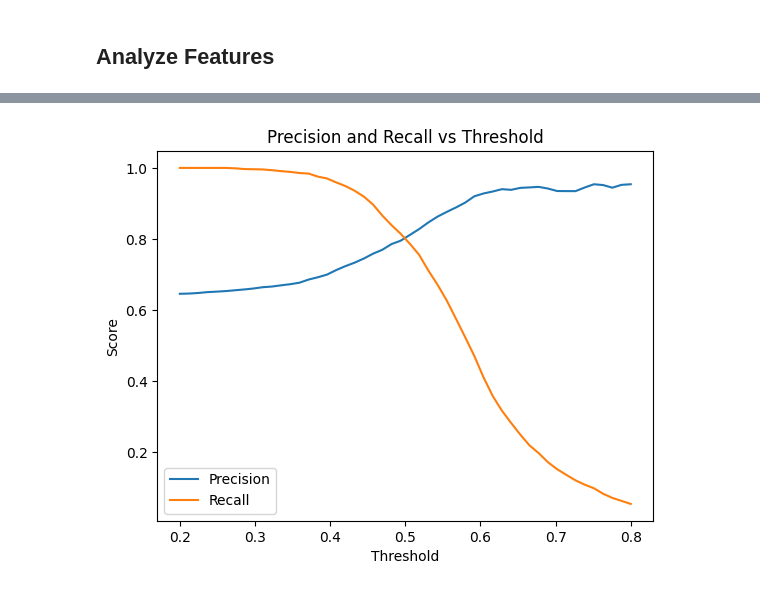
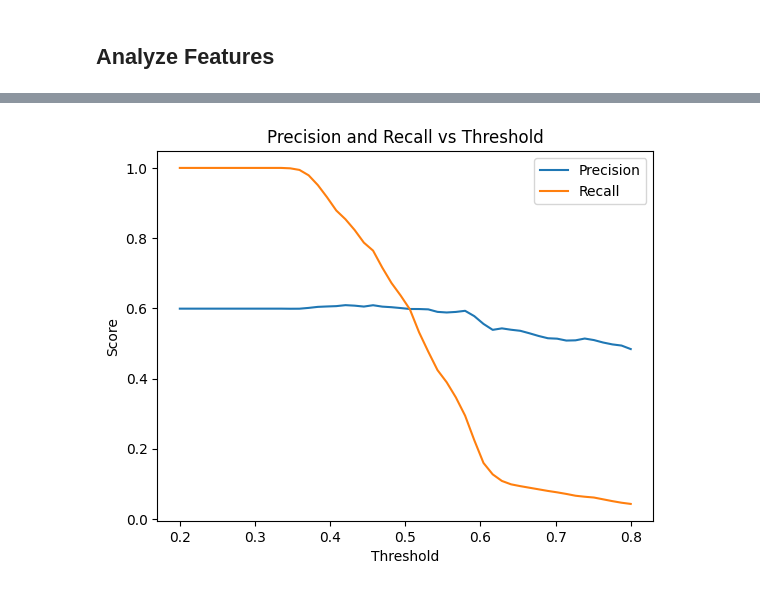
Before and after one commit to jli433/CMSC320_Final_Project, a Jupyter notebook: data.ipynb, the cells around one changed output, grey strips where cells are left out. Drawn from its saved outputs; the diff is of its cells as text; code cells hidden in the pictures.

```diff
--- a/data.ipynb
+++ b/data.ipynb
@@ -648,0 +622,30 @@ RandomForestClassifier(class_weight='balanced', max_depth=10, n_estimators=300,
+# %%
+# Testing classification models
+
+X = stocks_df[features]
+y = stocks_df["Target"]
+
+# Values in the model's parameters mostly default to compare baseline
+models = {
+          "KNN" : KNeighborsClassifier(),
+          "Decision Tree" : DecisionTreeClassifier(random_state = 42),
+          "Logistic Regression" : LogisticRegression(random_state = 42, max_iter = 1000),
+          "Random Forest" : RandomForestClassifier(random_state = 42)
+         }
+
+# Split the data 80% to train and 20% to test. We need stratify = y to deal with the imbalanced dataset.
+X_train, X_test, y_train, y_test = train_test_split(X, y, test_size = 0.2, random_state = 42, stratify = y)
+
+scalar = StandardScaler()
+
+X_train_scaled = scalar.fit_transform(X_train)
+X_test_scaled = scalar.transform(X_test)
+
+# Loops through each model individually, fitting their data and printing their accuracy and classification_report
+for model_name, model in models.items():
+    np.random.seed(42)
+    model.fit(X_train_scaled, y_train)
+    y_pred = model.predict(X_test_scaled)
+    accuracy = accuracy_score(y_test, y_pred)
+    print(f"Accuracy of {model_name}: {accuracy:.3f}")
+    print(classification_report(y_true = y_test, y_pred = y_pred, target_names = ['Decreases (0)', 'Increases (1)']))
@@ -648,0 +682,13 @@ RandomForestClassifier(class_weight='balanced', max_depth=10, n_estimators=300,
+# %%
+def create_rf_model():
+    return RandomForestClassifier(
+        n_estimators = 300,
+        max_depth = 8,
+        class_weight = "balanced",
+        min_samples_split = 10,
+        min_samples_leaf = 5,
+        random_state = 42
+    )
+
+rf = create_rf_model()
+rf.fit(X_train, y_train) # train model on training set. Although done with scaling to ensure equivalence above, Random Forest itself doesn't need to be scaled.
@@ -769,26 +816,26 @@ Mean: 0.5442618103191469
 # %%
 from sklearn.metrics import precision_score, recall_score
 import numpy as np
 import matplotlib.pyplot as plt
 
-probs = rf.predict_proba(X_test)[:, 1]
+probs = rf.predict_proba(X_test_scaled)[:, 1]
 thresholds = np.linspace(0.2, 0.8, 50)
 
 precisions = []
 recalls = []
 
 for t in thresholds:
     preds = (probs > t).astype(int)
     precisions.append(precision_score(y_test, preds))
     recalls.append(recall_score(y_test, preds))
 
 plt.figure()
 plt.plot(thresholds, precisions, label="Precision")
 plt.plot(thresholds, recalls, label="Recall")
 plt.xlabel("Threshold")
 plt.ylabel("Score")
 plt.title("Precision and Recall vs Threshold")
 plt.legend()
 plt.show()
 # %% [output]
-[figure, old version]
+[figure, new version]
```
Also changed, not shown: parts of 20 cells of this notebook.
